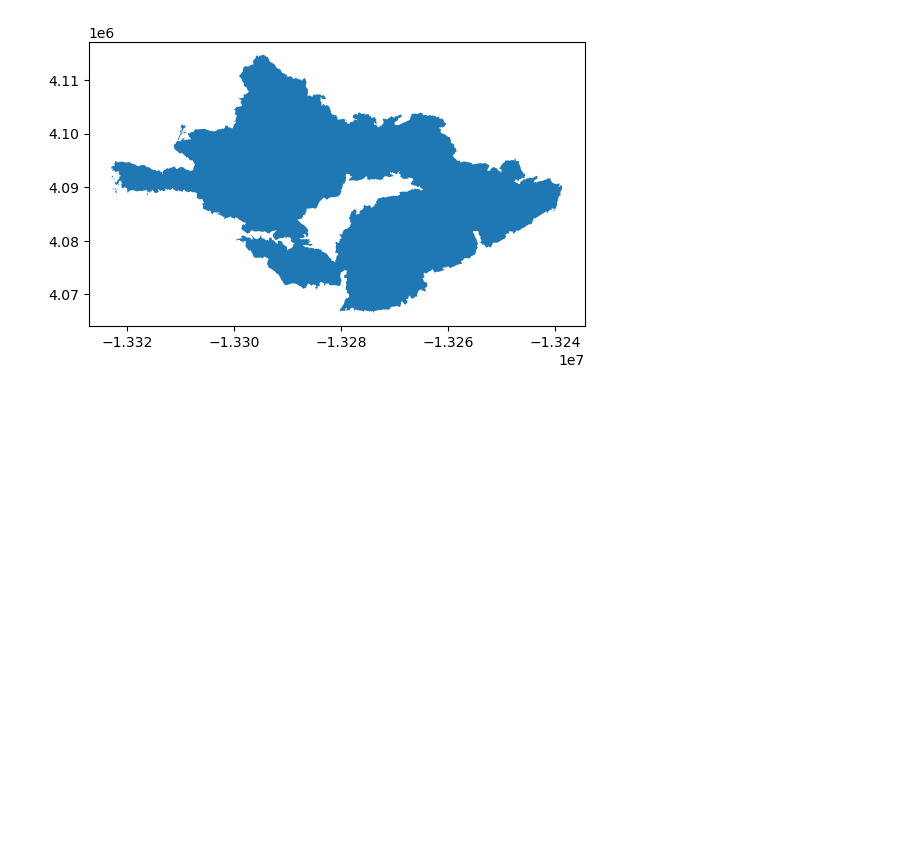
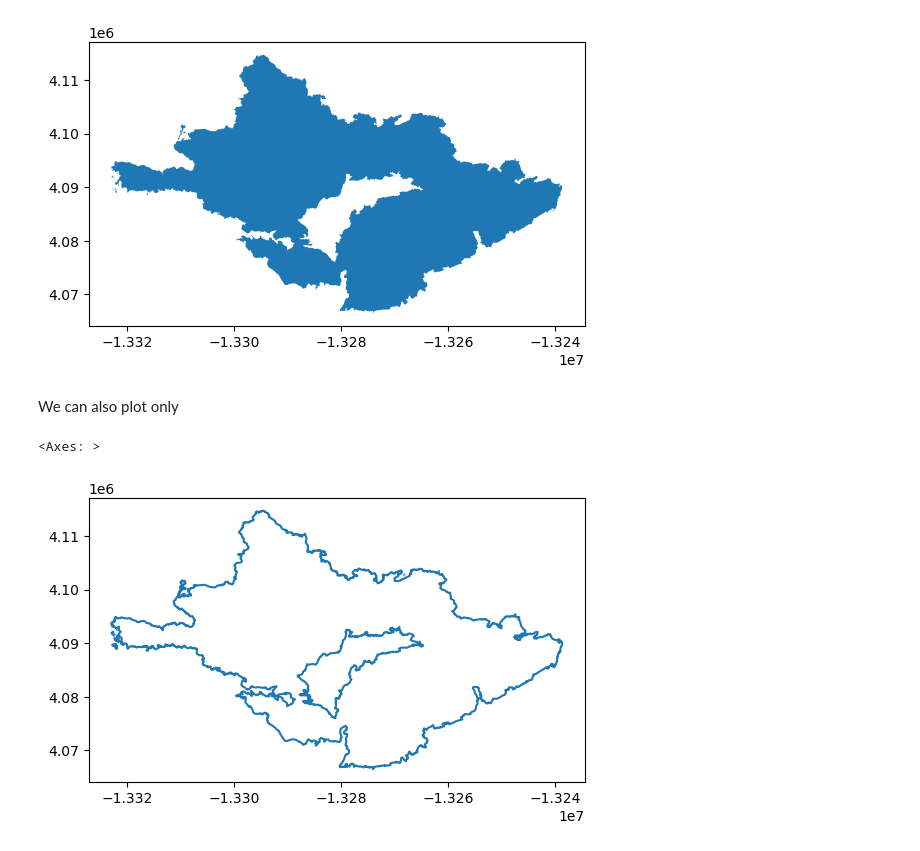
Before and after one commit to ryangreen6/eds220-hw4, a Jupyter notebook: hwk4-task2-fire-perimeter-GREEN.ipynb, the cells around one changed output. Drawn from its saved outputs; the diff is of its cells as text; code cells hidden in the pictures; blank space fills up the shorter version.

```diff
--- a/hwk4-task2-fire-perimeter-GREEN.ipynb
+++ b/hwk4-task2-fire-perimeter-GREEN.ipynb
@@ -34,3 +34,10 @@ thomas_fire.plot()
 # %% [output]
 <Axes: >
 [figure]
+# %% [markdown]
+We can also plot only
+# %%
+thomas_fire.boundary.plot()
+# %% [output]
+<Axes: >
+[figure, added]
```
